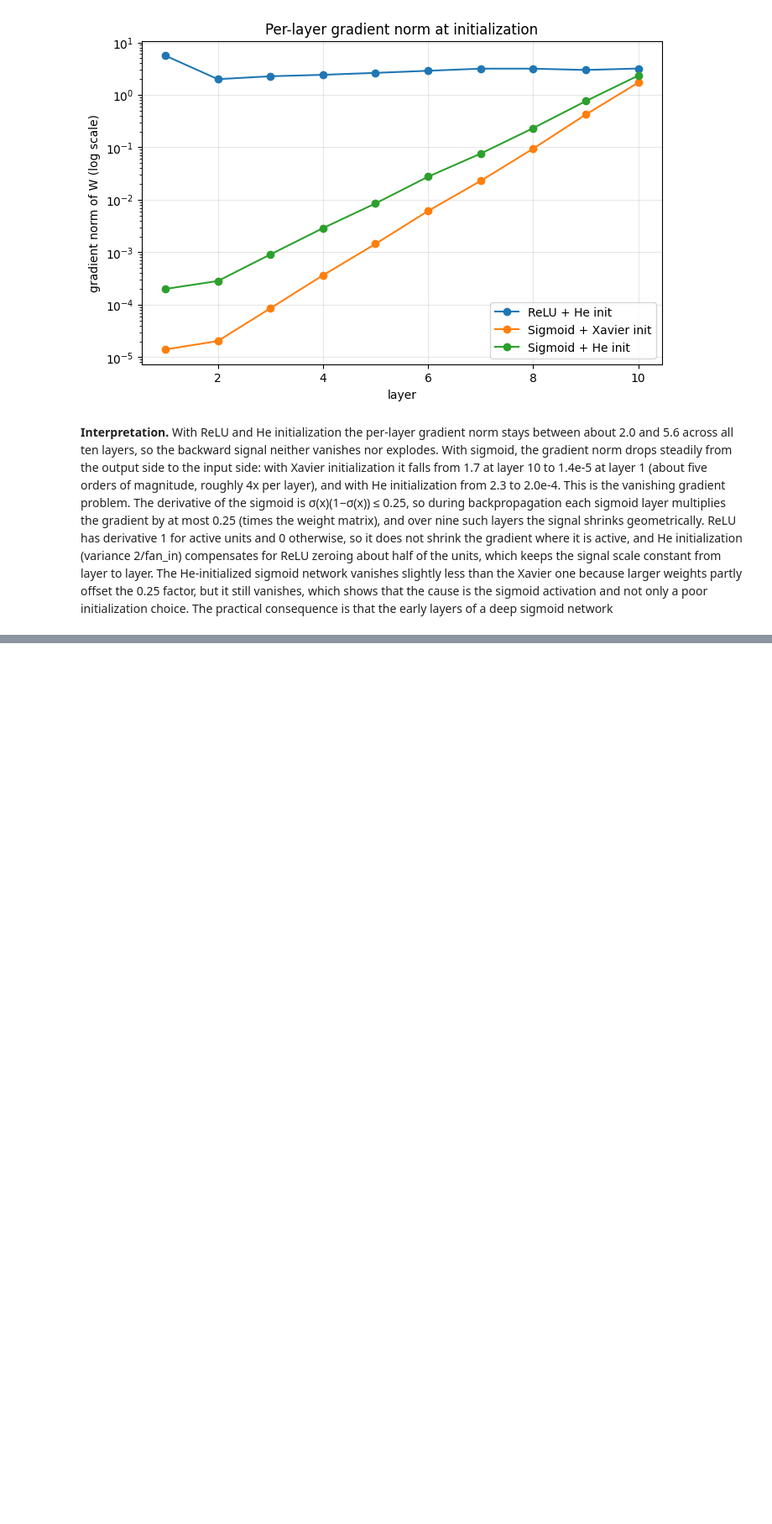
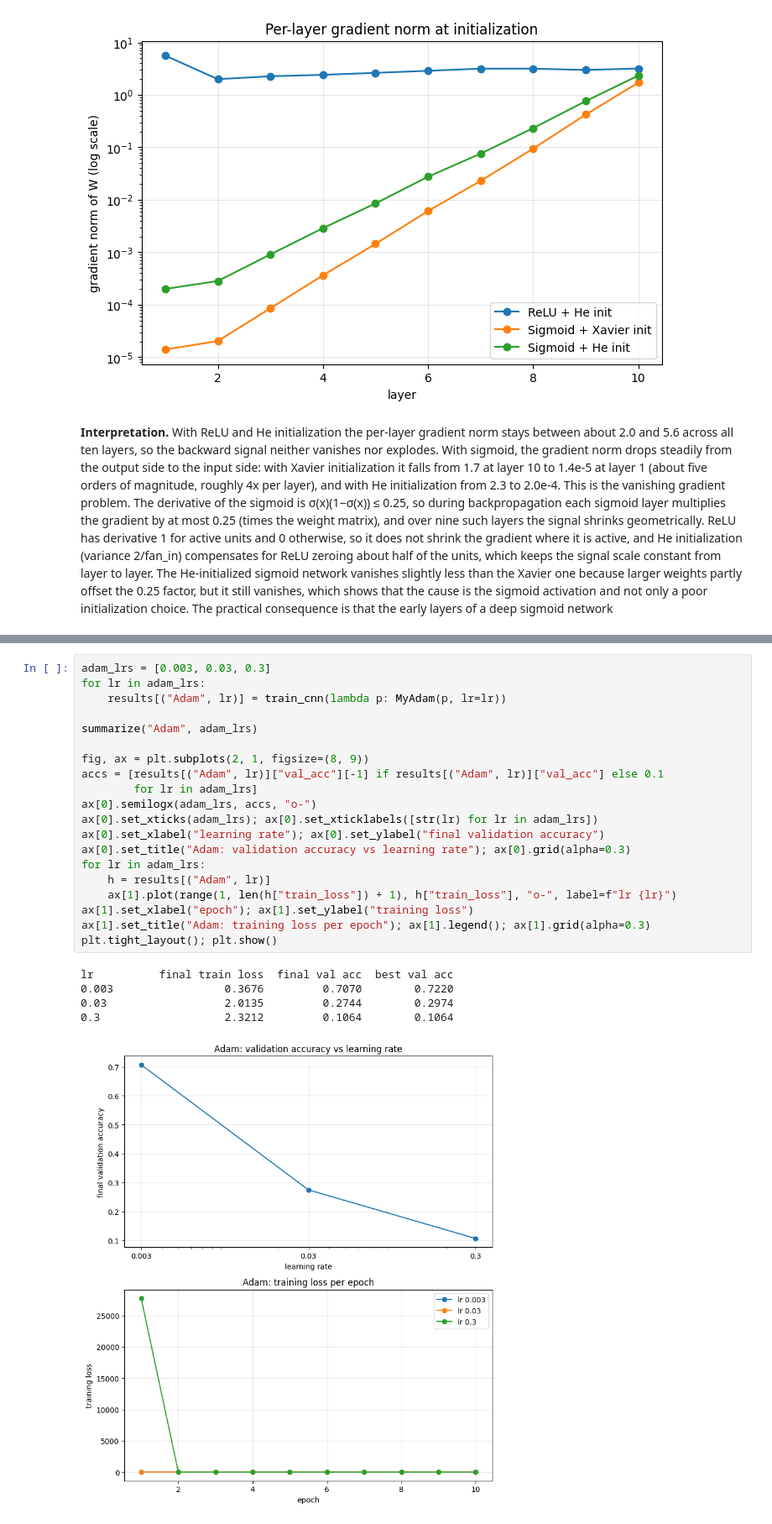
Before and after one commit to roshelle-en/EN4554-Assignment-2-on-CNNs, a Jupyter notebook: 220468L_EN4554_Assignment2.ipynb, the cells around one changed output, grey strips where cells are left out. Shown at 84% size. Saved outputs shown, nothing was run; the diff lists cells and outputs as text; blank space fills up the shorter version.

```diff
--- a/220468L_EN4554_Assignment2.ipynb
+++ b/220468L_EN4554_Assignment2.ipynb
@@ -427,0 +712,26 @@ layer            ReLU + He init   Sigmoid + Xavier init       Sigmoid + He init
+# %%
+adam_lrs = [0.003, 0.03, 0.3]
+for lr in adam_lrs:
+    results[("Adam", lr)] = train_cnn(lambda p: MyAdam(p, lr=lr))
+
+summarize("Adam", adam_lrs)
+
+fig, ax = plt.subplots(2, 1, figsize=(8, 9))
+accs = [results[("Adam", lr)]["val_acc"][-1] if results[("Adam", lr)]["val_acc"] else 0.1
+        for lr in adam_lrs]
+ax[0].semilogx(adam_lrs, accs, "o-")
+ax[0].set_xticks(adam_lrs); ax[0].set_xticklabels([str(lr) for lr in adam_lrs])
+ax[0].set_xlabel("learning rate"); ax[0].set_ylabel("final validation accuracy")
+ax[0].set_title("Adam: validation accuracy vs learning rate"); ax[0].grid(alpha=0.3)
+for lr in adam_lrs:
+    h = results[("Adam", lr)]
+    ax[1].plot(range(1, len(h["train_loss"]) + 1), h["train_loss"], "o-", label=f"lr {lr}")
+ax[1].set_xlabel("epoch"); ax[1].set_ylabel("training loss")
+ax[1].set_title("Adam: training loss per epoch"); ax[1].legend(); ax[1].grid(alpha=0.3)
+plt.tight_layout(); plt.show()
+# %% [output]
+lr          final train loss  final val acc  best val acc
+0.003                 0.3676         0.7070        0.7220
+0.03                  2.0135         0.2744        0.2974
+0.3                   2.3212         0.1064        0.1064
+[figure, added]
```
Also changed, not shown: parts of 15 cells of this notebook.
